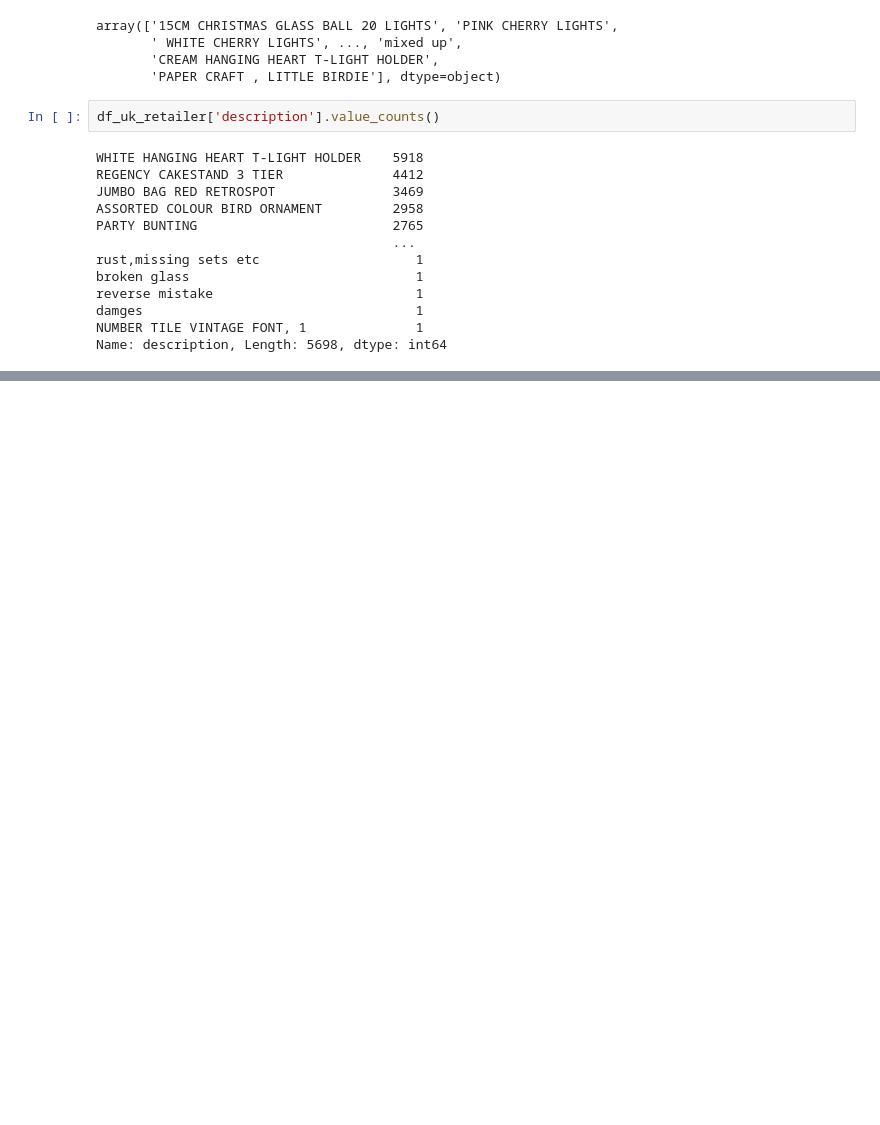
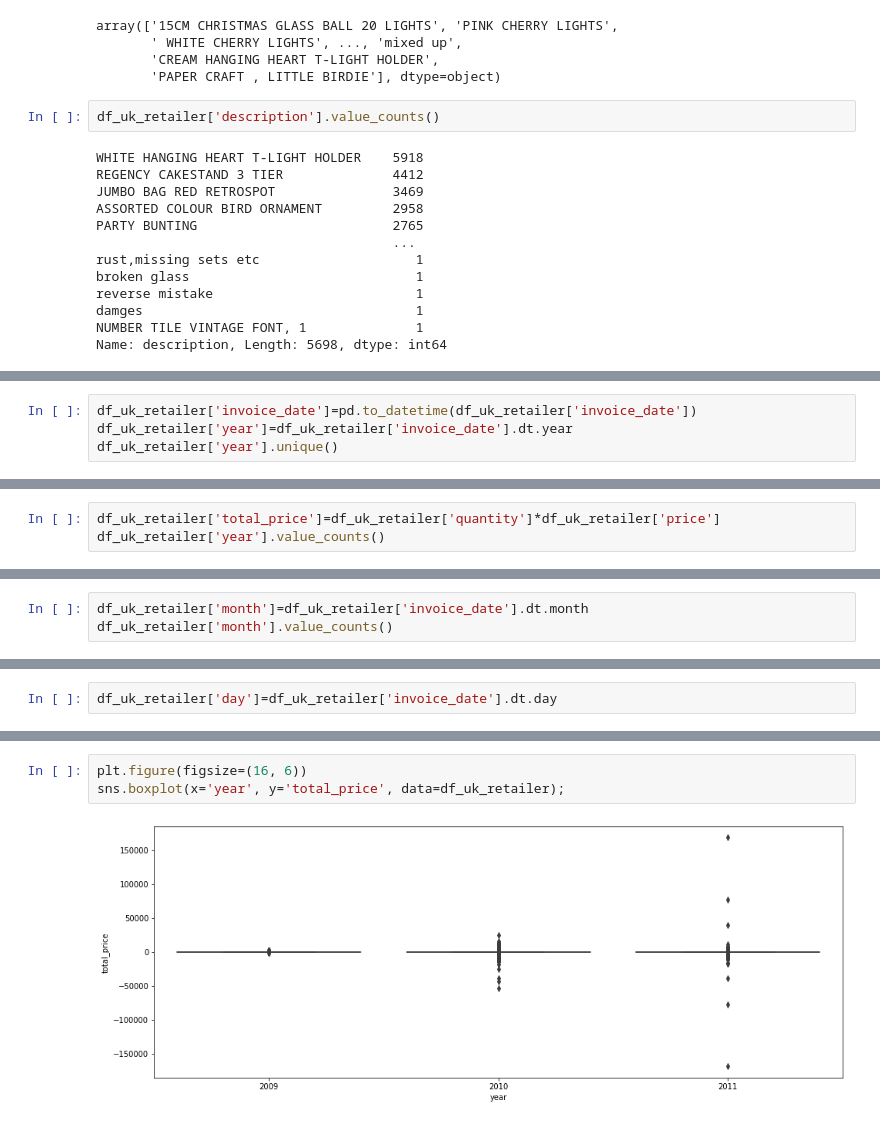
Before and after one commit to AndersonDGueC/project_DS4, a Jupyter notebook: analisis_exploratorio.ipynb, the cells around one changed output, grey strips where cells are left out. Cells and saved outputs as stored; diff of their text form; blank space fills up the shorter version.

```diff
--- a/analisis_exploratorio.ipynb
+++ b/analisis_exploratorio.ipynb
@@ -385,0 +447,4 @@ Name: description, Length: 5698, dtype: int64
+# %%
+df_uk_retailer['invoice_date']=pd.to_datetime(df_uk_retailer['invoice_date'])
+df_uk_retailer['year']=df_uk_retailer['invoice_date'].dt.year
+df_uk_retailer['year'].unique()
@@ -385,0 +457,3 @@ Name: description, Length: 5698, dtype: int64
+# %%
+df_uk_retailer['total_price']=df_uk_retailer['quantity']*df_uk_retailer['price']
+df_uk_retailer['year'].value_counts()
@@ -385,0 +479,3 @@ Name: description, Length: 5698, dtype: int64
+# %%
+df_uk_retailer['month']=df_uk_retailer['invoice_date'].dt.month
+df_uk_retailer['month'].value_counts()
@@ -385,0 +496,2 @@ Name: description, Length: 5698, dtype: int64
+# %%
+df_uk_retailer['day']=df_uk_retailer['invoice_date'].dt.day
@@ -385,0 +516,5 @@ Name: description, Length: 5698, dtype: int64
+# %%
+plt.figure(figsize=(16, 6))
+sns.boxplot(x='year', y='total_price', data=df_uk_retailer);
+# %% [output]
+[figure, added]
```
Also changed, not shown: parts of 15 cells of this notebook.
